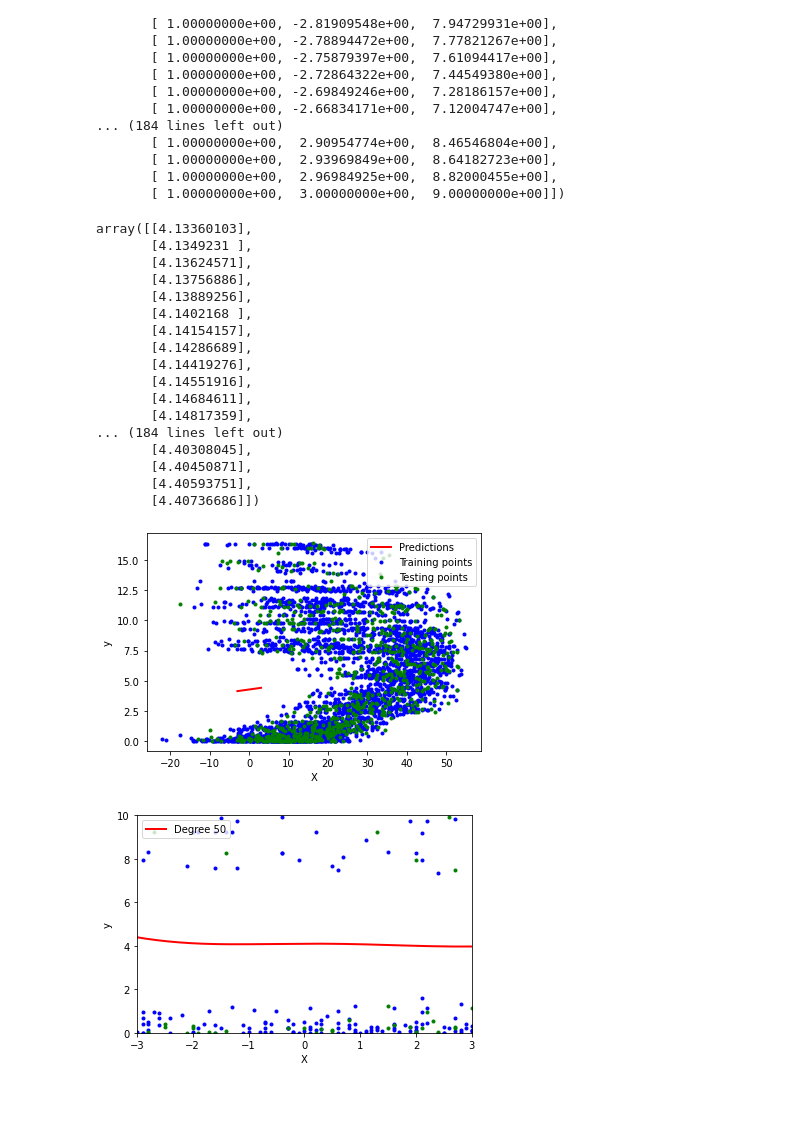
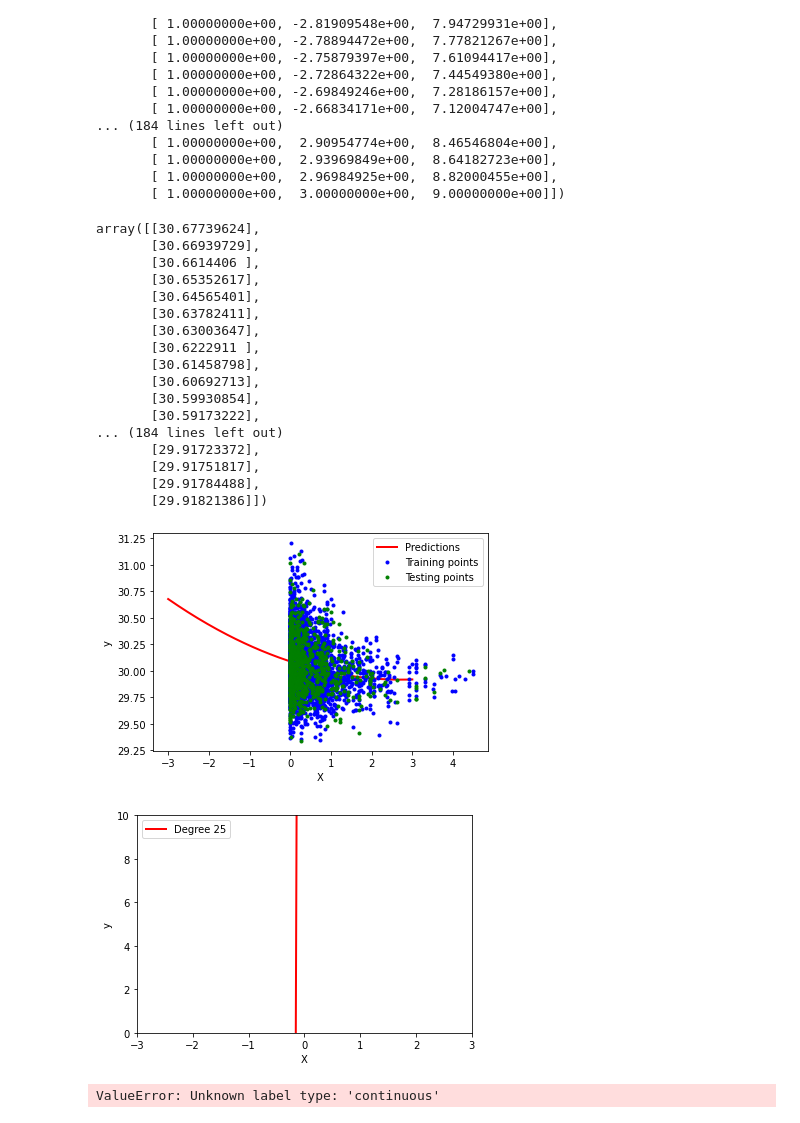
Before and after one commit to LiquidRonnie/Project-2, a Jupyter notebook: Ronnie/polynomial regression.ipynb, the cells around one changed output. Saved outputs shown, nothing was run; the diff lists cells and outputs as text; code cells hidden in the pictures.

```diff
--- a/Ronnie/polynomial regression.ipynb
+++ b/Ronnie/polynomial regression.ipynb
@@ -21,9 +21,9 @@ df.head()
 | 4 | 2009-01-05 | 23.5 | 30.0 | -5.3 | 29.9 | ... |
 5 rows × 23 columns
 # %%
-df = df.rename(columns={"Rainfall for year (in)":"rainfall_for_year", "Average dewpoint (°F)":"avg_dewpoint"})
+df = df.rename(columns={"Rainfall for month (in)":"rainfall_for_month", "Maximum pressure":"max_pressure"})
 # %%
-X = df.avg_dewpoint.values.reshape(-1, 1)
-y = df.rainfall_for_year.values.reshape(-1,1)
+X = df.rainfall_for_month.values.reshape(-1, 1)
+y = df.max_pressure.values.reshape(-1,1)
 y
 # %% [output]
@@ -106,5 +106,5 @@ print(model.intercept_)
 # %%
-X_new = np.linspace(-3,3,200).reshape(200,1)
+X_new = np.linspace(-3,3,200).reshape(-1,1)
 X_new
 # %% [output]
 array([[-3.        ],
@@ -149,23 +149,23 @@ array([[ 1.00000000e+00, -3.00000000e+00,  9.00000000e+00],
 y_new = model.predict(X_new_poly)
 y_new
 # %% [output]
-array([[4.13360103],
-       [4.1349231 ],
-       [4.13624571],
-       [4.13756886],
-       [4.13889256],
-       [4.1402168 ],
-       [4.14154157],
-       [4.14286689],
-       [4.14419276],
-       [4.14551916],
-       [4.14684611],
-       [4.14817359],
+array([[30.67739624],
+       [30.66939729],
+       [30.6614406 ],
+       [30.65352617],
+       [30.64565401],
+       [30.63782411],
+       [30.63003647],
+       [30.6222911 ],
+       [30.61458798],
+       [30.60692713],
+       [30.59930854],
+       [30.59173222],
 ... (184 lines left out)
-       [4.40308045],
-       [4.40450871],
-       [4.40593751],
-       [4.40736686]])
+       [29.91723372],
+       [29.91751817],
+       [29.91784488],
+       [29.91821386]])
 # %%
 plt.plot(X_new, y_new, "r-", linewidth=2, label="Predictions")
 plt.plot(X_train, y_train, "b.",label='Training points')
@@ -175,7 +175,7 @@ plt.ylabel("y")
 plt.legend()
 plt.show()
 # %% [output]
-[figure, old version]
+[figure, new version]
 # %%
 from sklearn.preprocessing import StandardScaler
 from sklearn.pipeline import Pipeline
@@ -203,6 +203,6 @@ def polynomial_regression(degree):
     plt.axis([-3, 3, 0, 10])
     plt.show()
 # %%
-polynomial_regression(50)
+polynomial_regression(25)
 # %% [output]
-[figure, old version]
+[figure, new version]
@@ -208,0 +211,5 @@ polynomial_regression(50)
+# %%
+rf = RandomForestClassifier(n_estimators=200)
+rf = rf.fit(X, y)
+# %% [output]
+ValueError: Unknown label type: 'continuous'
```
Also changed, not shown: parts of 15 cells of this notebook, 1 other file.
